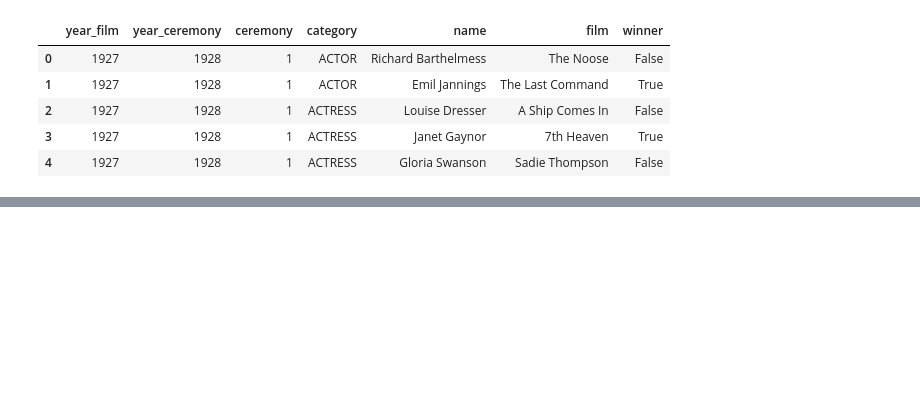
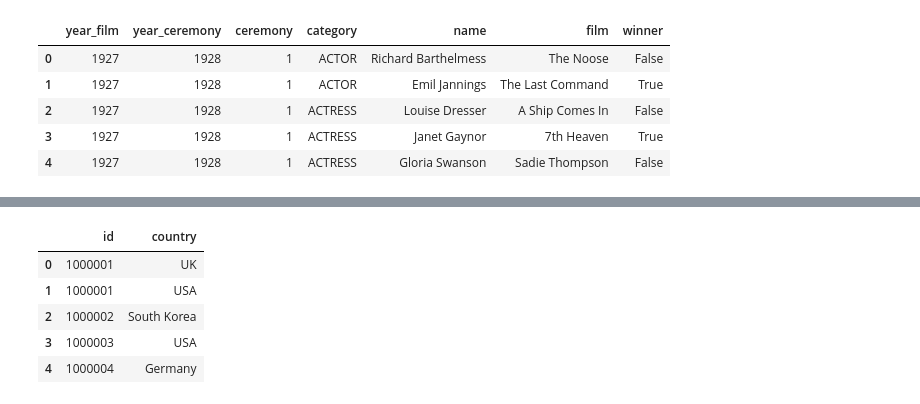
Before and after one commit to deicco/Assignment_IUM_TWEB, a Jupyter notebook: solution/notebooks/data_analysis.ipynb, the cells around one changed output, grey strips where cells are left out. Cells and saved outputs as stored; diff of their text form; code cells hidden in the pictures; blank space fills up the shorter version.

```diff
--- a/solution/notebooks/data_analysis.ipynb
+++ b/solution/notebooks/data_analysis.ipynb
@@ -114,0 +136,9 @@ df_oscars.head(5)
+# %%
+df_countries.head(5)
+# %% [output]
+|  | id | country |
+| 0 | 1000001 | UK |
+| 1 | 1000001 | USA |
+| 2 | 1000002 | South Korea |
+| 3 | 1000003 | USA |
+| 4 | 1000004 | Germany |
```
Also changed, not shown: parts of 6 cells of this notebook.
